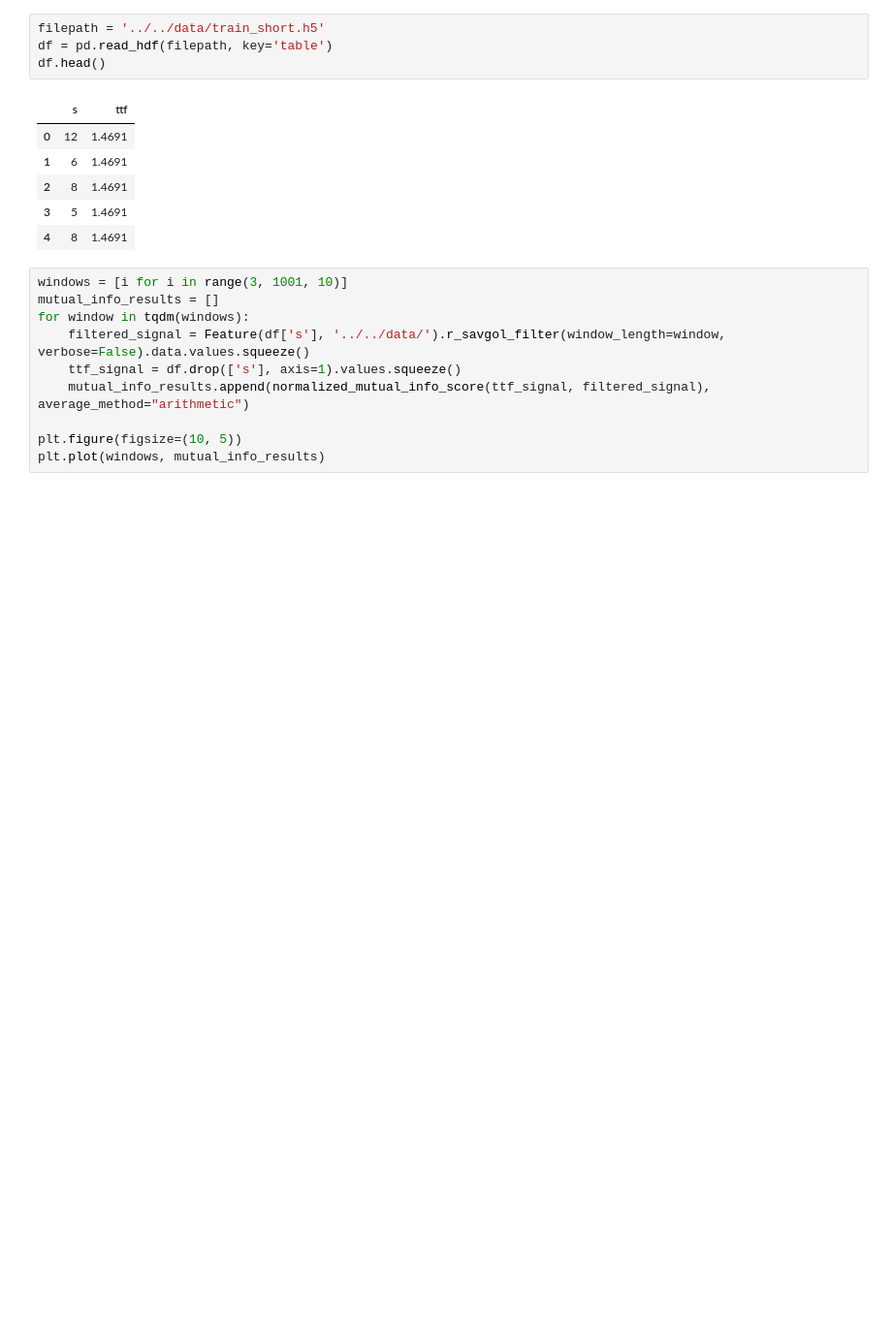
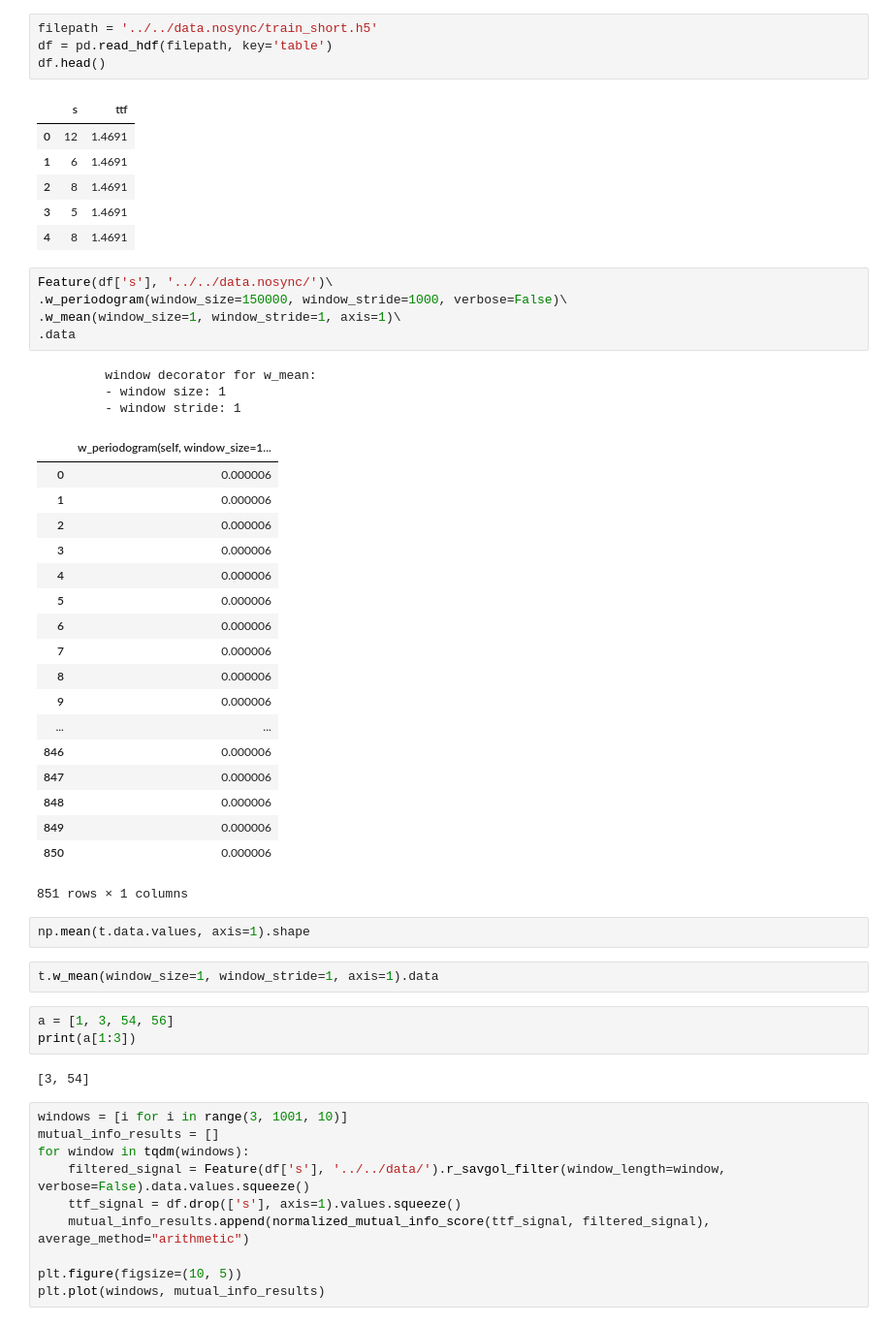
Before and after one commit to SIakovlev/LANL-Earthquake, a Jupyter notebook: src/drafts/feature_importance_notebook.ipynb, the cells around one changed output. Shown at 97% size. Saved outputs shown, nothing was run; the diff lists cells and outputs as text; blank space fills up the shorter version.

```diff
--- a/src/drafts/feature_importance_notebook.ipynb
+++ b/src/drafts/feature_importance_notebook.ipynb
@@ -19,7 +19,7 @@ from sklearn.preprocessing import StandardScaler
 
 %matplotlib notebook
 # %%
-filepath = '../../data/train_short.h5'
+filepath = '../../data.nosync/train_short.h5'
 df = pd.read_hdf(filepath, key='table')
 df.head()
 # %% [output]
@@ -29,6 +29,42 @@ df.head()
 | 2 | 8 | 1.4691 |
 | 3 | 5 | 1.4691 |
 | 4 | 8 | 1.4691 |
+# %%
+Feature(df['s'], '../../data.nosync/')\
+.w_periodogram(window_size=150000, window_stride=1000, verbose=False)\
+.w_mean(window_size=1, window_stride=1, axis=1)\
+.data
+# %% [output]
+         window decorator for w_mean:
+         - window size: 1
+         - window stride: 1
+|  | w_periodogram(self, window_size=1... |
+| 0 | 0.000006 |
+| 1 | 0.000006 |
+| 2 | 0.000006 |
+| 3 | 0.000006 |
+| 4 | 0.000006 |
+| 5 | 0.000006 |
+| 6 | 0.000006 |
+| 7 | 0.000006 |
+| 8 | 0.000006 |
+| 9 | 0.000006 |
+| ... | ... |
+| 846 | 0.000006 |
+| 847 | 0.000006 |
+| 848 | 0.000006 |
+| 849 | 0.000006 |
+| 850 | 0.000006 |
+851 rows × 1 columns
+# %%
+np.mean(t.data.values, axis=1).shape
+# %%
+t.w_mean(window_size=1, window_stride=1, axis=1).data
+# %%
+a = [1, 3, 54, 56]
+print(a[1:3])
+# %% [output]
+[3, 54]
 # %%
 windows = [i for i in range(3, 1001, 10)]
 mutual_info_results = []
```
Also changed, not shown: parts of 5 cells of this notebook, 4 other files.
